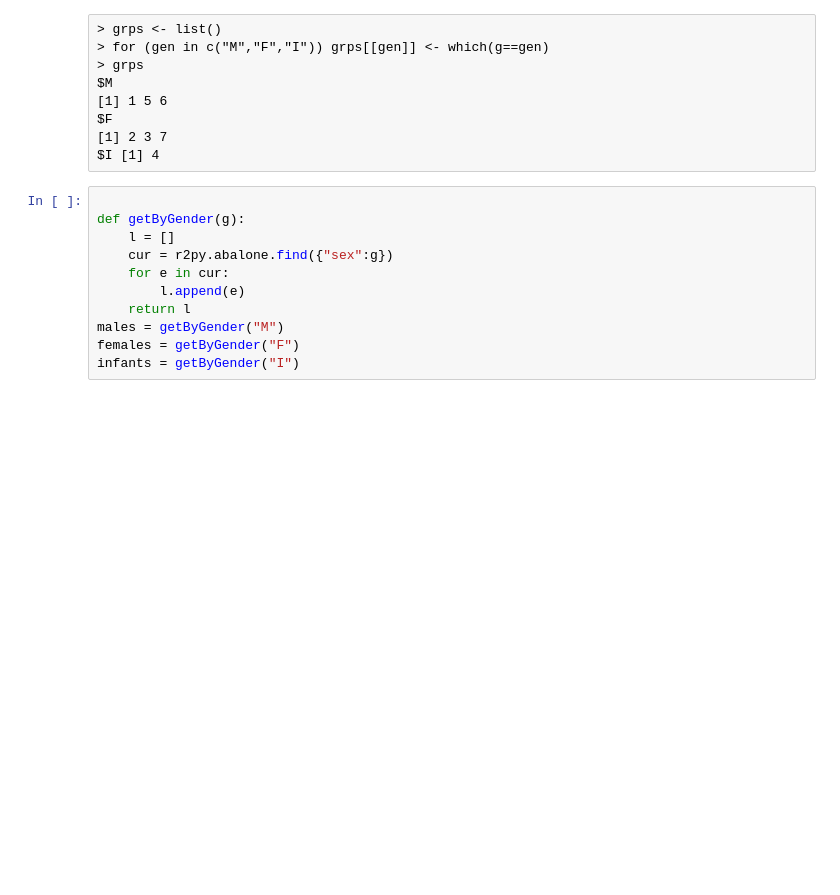
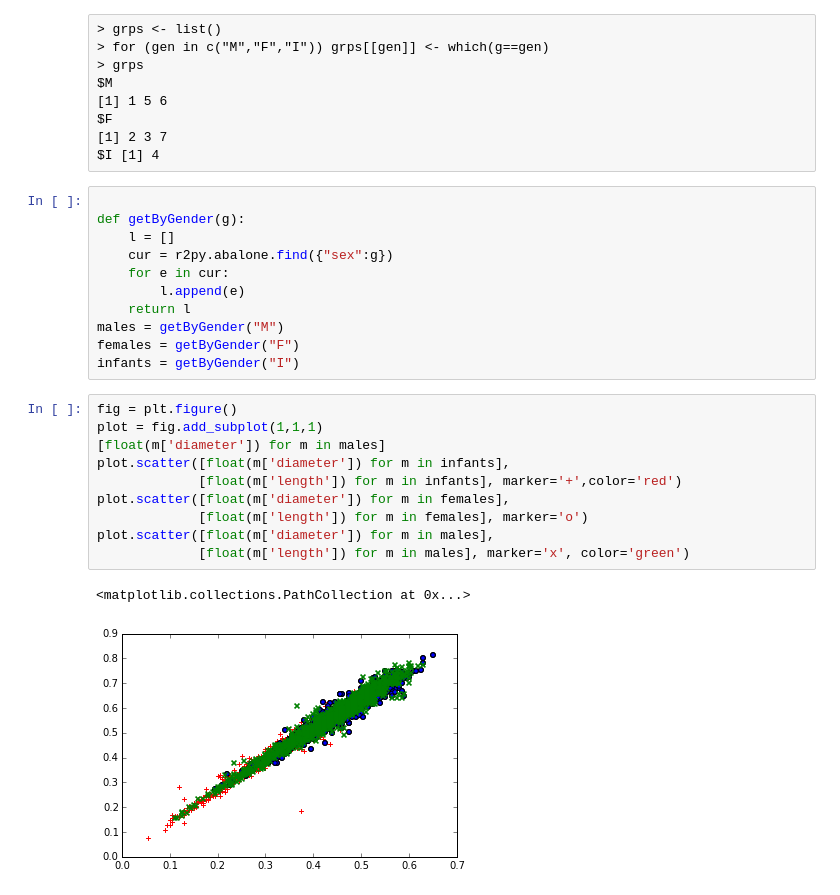
Before and after one commit to mstampfer/r2py, a Jupyter notebook: r2py.ipynb, the cells around one changed output. Drawn from its saved outputs; the diff is of its cells as text; blank space fills up the shorter version.

Commit message:
added matplotlib fun

```diff
--- a/r2py.ipynb
+++ b/r2py.ipynb
@@ -500,3 +500,16 @@ def getByGender(g):
 males = getByGender("M")
 females = getByGender("F")
 infants = getByGender("I")
+# %%
+fig = plt.figure()
+plot = fig.add_subplot(1,1,1)
+[float(m['diameter']) for m in males]
+plot.scatter([float(m['diameter']) for m in infants],
+             [float(m['length']) for m in infants], marker='+',color='red')
+plot.scatter([float(m['diameter']) for m in females],
+             [float(m['length']) for m in females], marker='o')
+plot.scatter([float(m['diameter']) for m in males],
+             [float(m['length']) for m in males], marker='x', color='green')
+# %% [output]
+<matplotlib.collections.PathCollection at 0x...>
+[figure, added]
```
Also changed, not shown: parts of 14 cells of this notebook.
